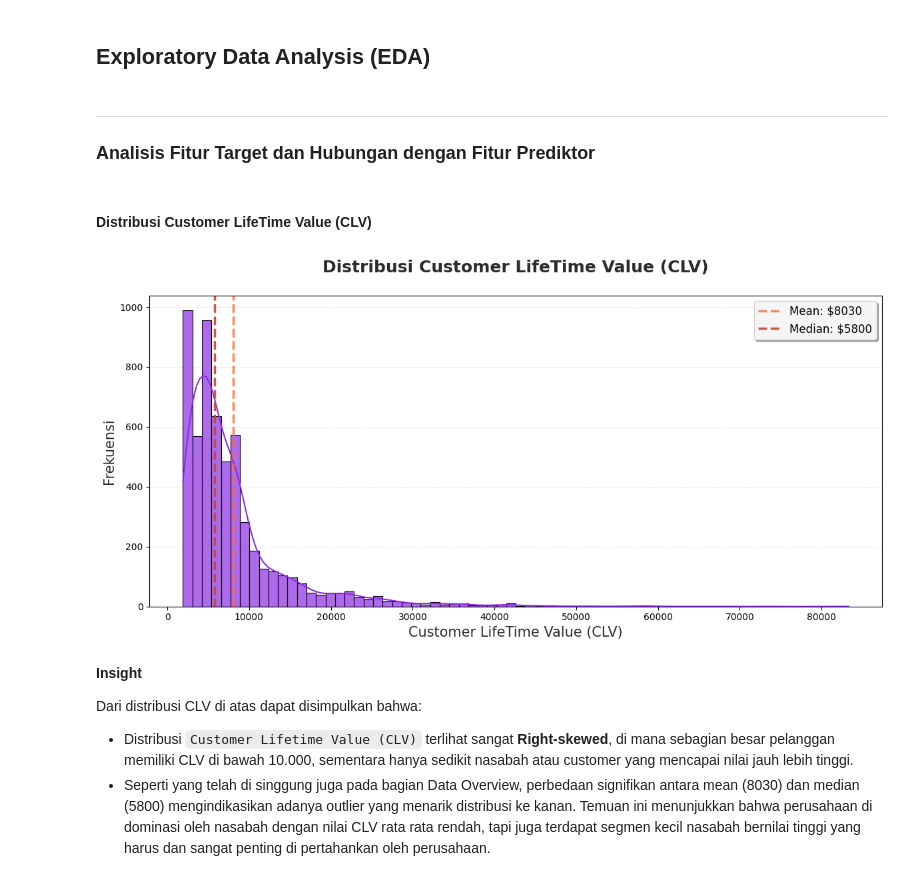
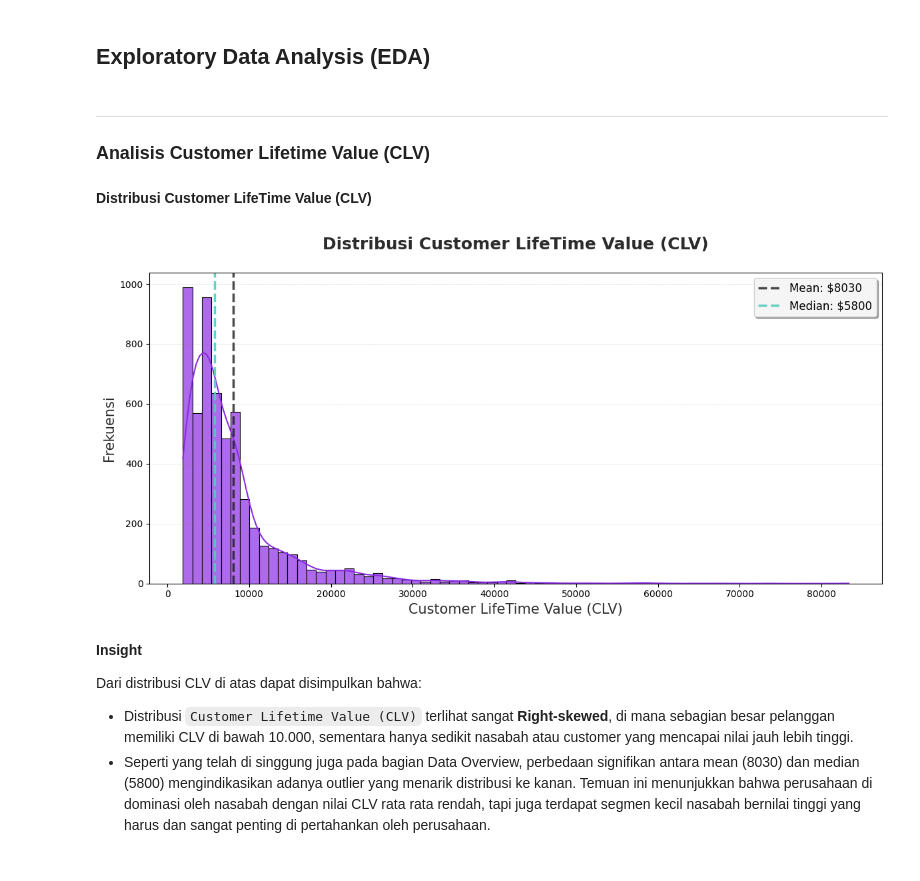
Before and after one commit to BagasNuryaman15/Capstone-2-SatriaDirgantaraN, a Jupyter notebook: Notebook.ipynb, the cells around one changed output. Drawn from its saved outputs; the diff is of its cells as text; code cells hidden in the pictures.

```diff
--- a/Notebook.ipynb
+++ b/Notebook.ipynb
@@ -156,9 +154,9 @@ Berdasarkan statistik deskriptif, mayoritas pelanggan hanya memiliki 1 - 2 polis
 # %% [markdown]
 ---
 
-### **Analisis Fitur Target dan Hubungan dengan Fitur Prediktor**
+### **Analisis Customer Lifetime Value (CLV)**
-# %% [markdown]
-#### **Distribusi Customer LifeTime Value (CLV)**
+# %% [markdown]
+**Distribusi Customer LifeTime Value (CLV)**
 # %%
 # Memvisualisasikan Distribusi Costumer LifeTime Value (CLV)
 
@@ -168,36 +166,36 @@ plt.figure(figsize=(12,6))
 # Histogram
 sns.histplot(
     df['Customer Lifetime Value'],
     bins=70,
     kde=True,
     color='#8A2BE2',
     edgecolor='#000000',
     linewidth=0.8,
     alpha=0.7
 )
 plt.title('Distribusi Customer LifeTime Value (CLV)',
           fontsize=18, pad=25, fontweight='bold', color='#2C2C2C')
 plt.xlabel('Customer LifeTime Value (CLV)', fontsize=15, color='#2C2C2C')
 plt.ylabel('Frekuensi', fontsize=15, color='#2C2C2C')
 
 # Grid
 plt.grid(axis='y', alpha=0.3, color='#808080', linestyle='--', linewidth=0.5)
 
 # Mean Line
 plt.axvline(df['Customer Lifetime Value'].mean(),
-           color='#FF6B35', linestyle='--', linewidth=2.5,
+           color="#1D1C1C", linestyle='--', linewidth=2.5,
            label=f'Mean: ${df["Customer Lifetime Value"].mean():.0f}', alpha=0.8)
 
 # Median Line
 plt.axvline(df['Customer Lifetime Value'].median(),
-           color='#C44536', linestyle='--', linewidth=2.5,
+           color="#54CCBC", linestyle='--', linewidth=2.5,
            label=f'Median: ${df["Customer Lifetime Value"].median():.0f}', alpha=0.9)
 
 plt.legend(fontsize=12, loc='upper right', framealpha=0.9, fancybox=True, shadow=True)
 plt.tight_layout()
 plt.show()
 # %% [output]
-[figure, old version]
+[figure, new version]
 # %% [markdown]
 **Insight**
 
```
Also changed, not shown: parts of 36 cells of this notebook.
